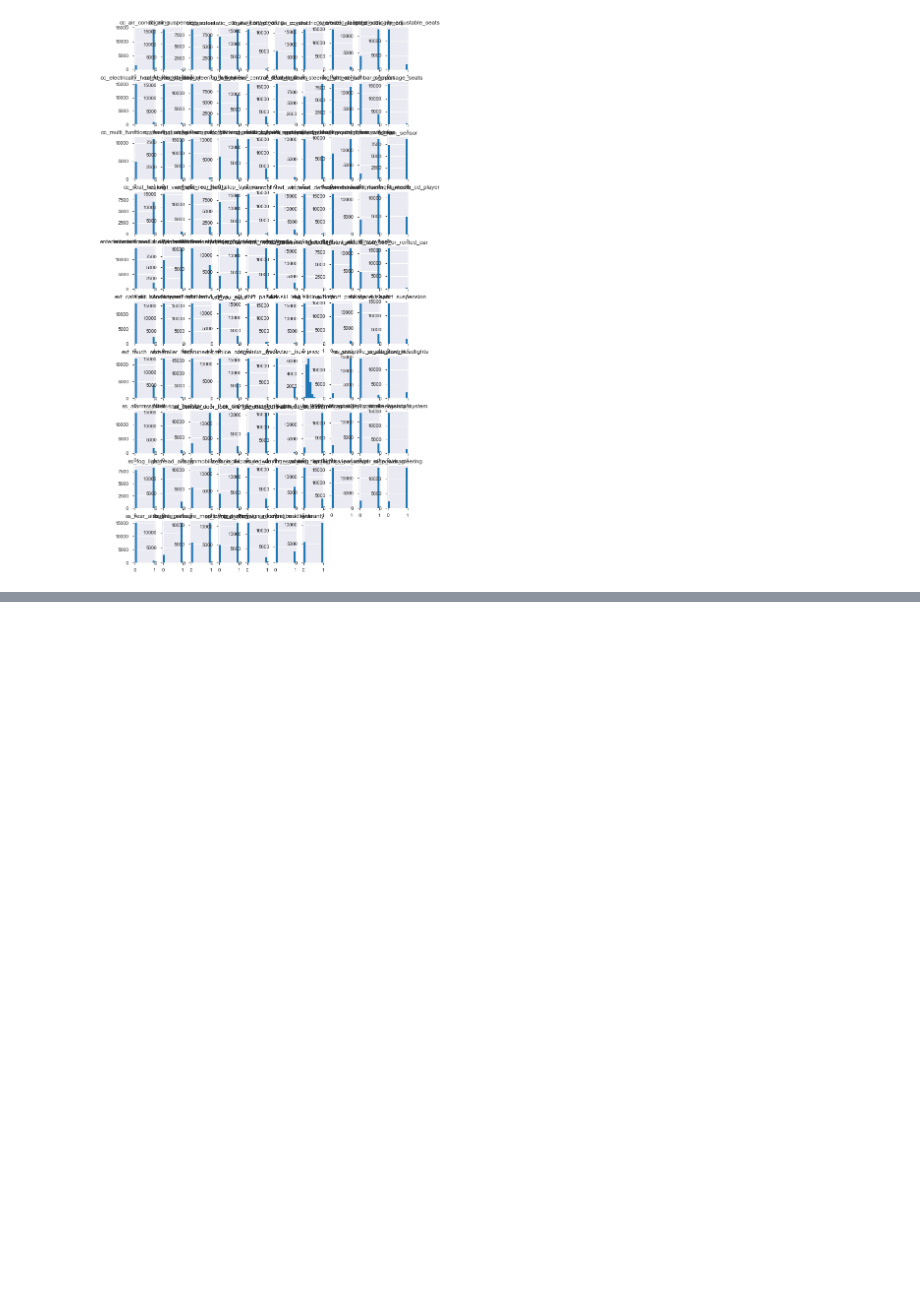
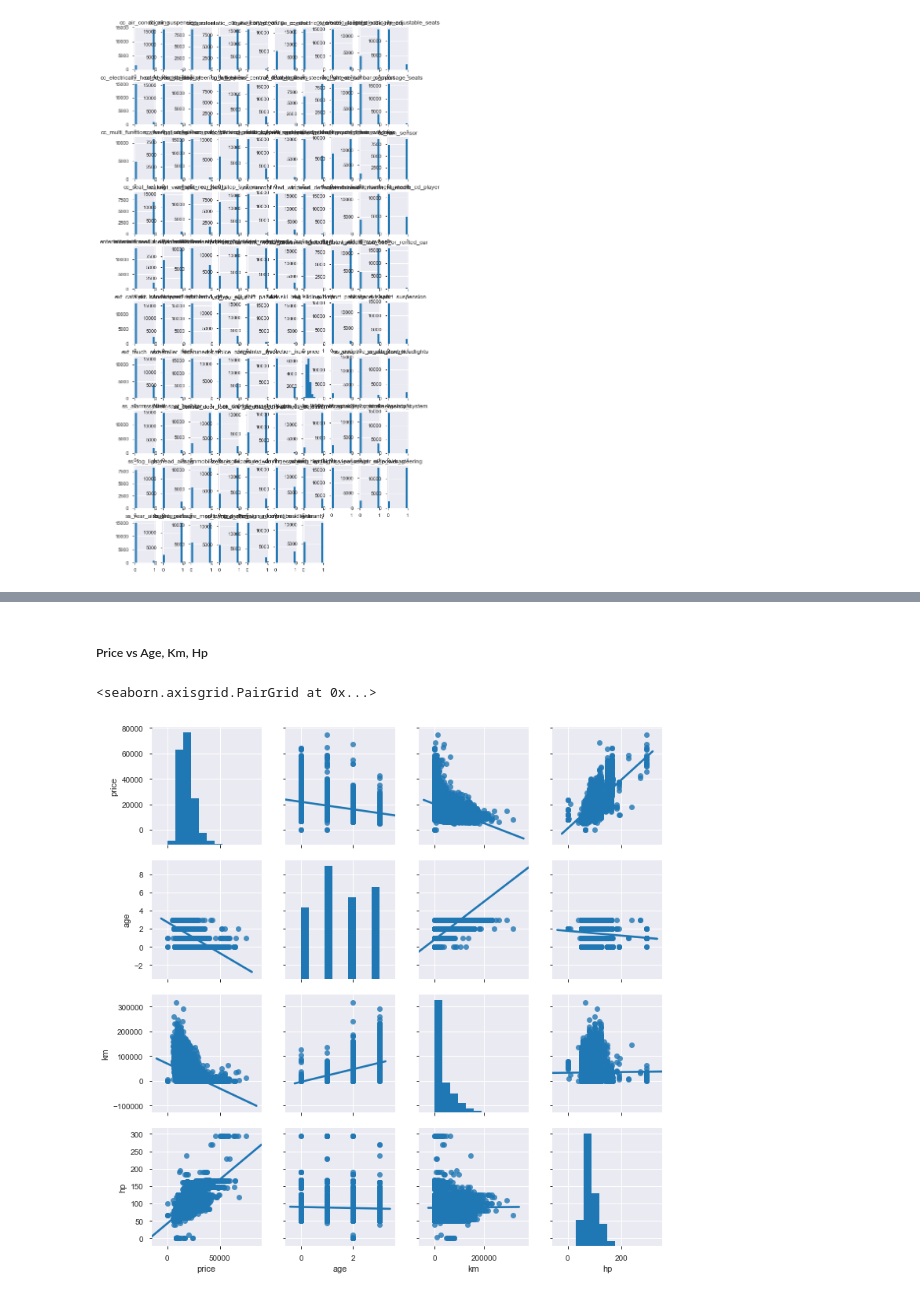
Before and after one commit to kaymal/price-prediction, a Jupyter notebook: trgt/EDA-t.ipynb, the cells around one changed output, grey strips where cells are left out. Cells and saved outputs as stored; diff of their text form; code cells hidden in the pictures; blank space fills up the shorter version.

```diff
--- a/trgt/EDA-t.ipynb
+++ b/trgt/EDA-t.ipynb
@@ -483,0 +528,9 @@ plt.show()
+# %% [markdown]
+##### Price vs Age, Km, Hp
+# %%
+import seaborn as sns
+
+sns.pairplot(df[['price', 'age', 'km', 'hp']], kind="reg")
+# %% [output]
+<seaborn.axisgrid.PairGrid at 0x...>
+[figure, added]
```
Also changed, not shown: parts of 19 cells of this notebook.
